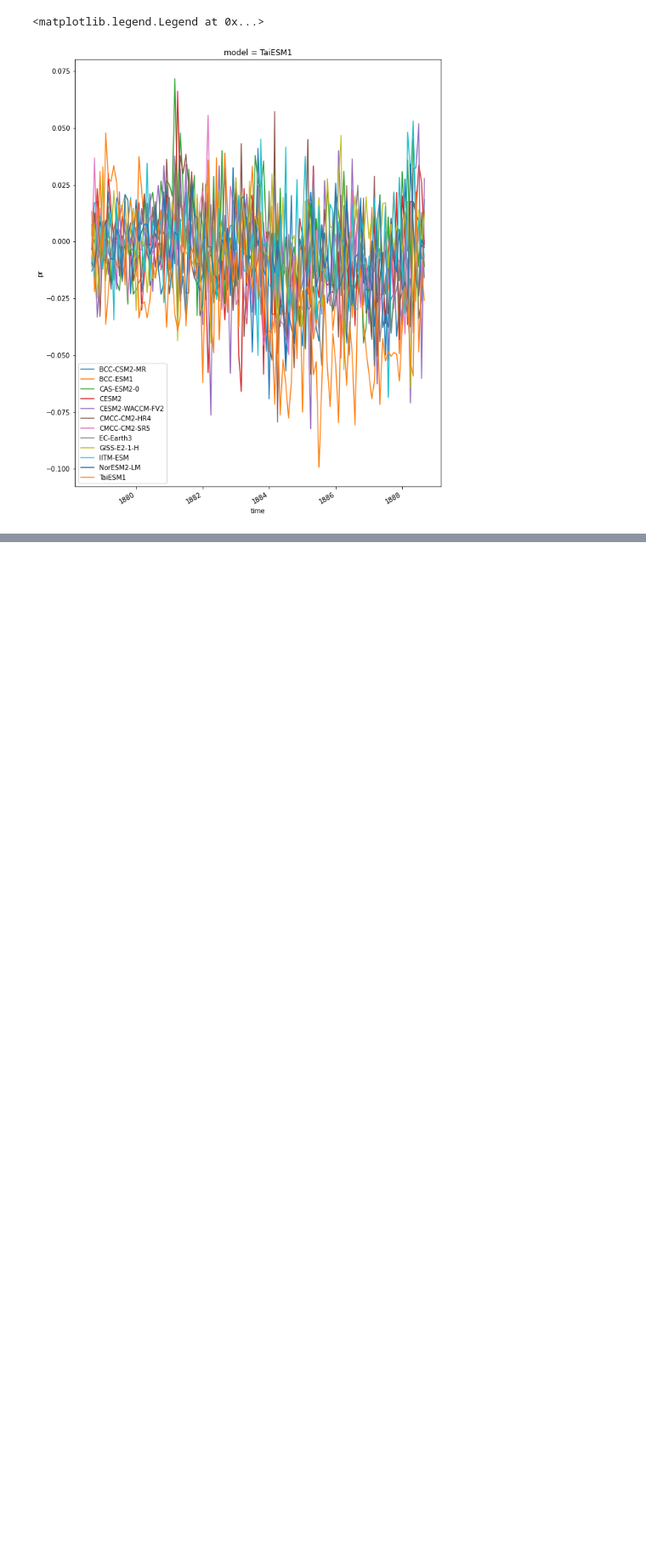
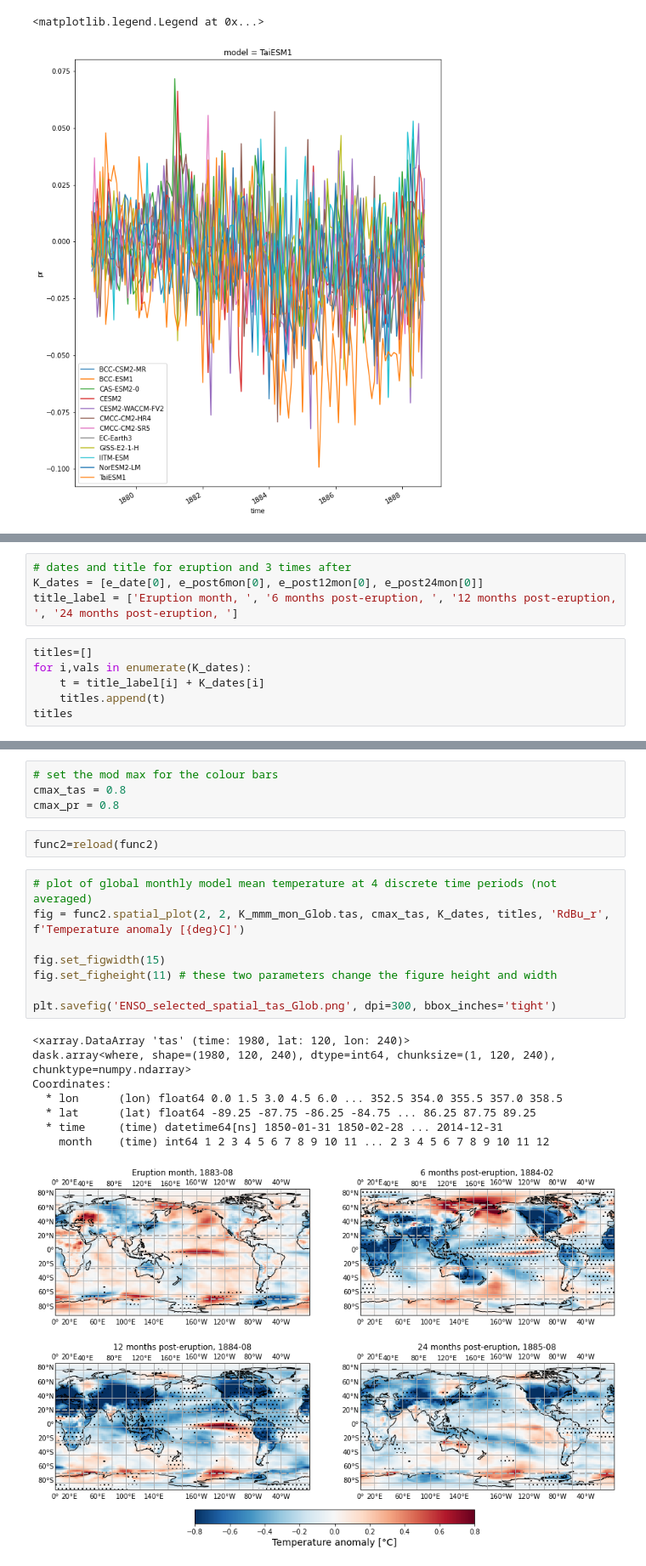
Before and after one commit to kbongi/masters_research, a Jupyter notebook: ENSO_selected_SEA_analysis_2020.12.11.ipynb, the cells around one changed output, grey strips where cells are left out. Shown at 85% size. Saved outputs shown, nothing was run; the diff lists cells and outputs as text; blank space fills up the shorter version.

```diff
--- a/ENSO_selected_SEA_analysis_2020.12.11.ipynb
+++ b/ENSO_selected_SEA_analysis_2020.12.11.ipynb
@@ -440,0 +458,10 @@ plt.legend()
+# %%
+# dates and title for eruption and 3 times after
+K_dates = [e_date[0], e_post6mon[0], e_post12mon[0], e_post24mon[0]]
+title_label = ['Eruption month, ', '6 months post-eruption, ', '12 months post-eruption, ', '24 months post-eruption, ']
+# %%
+titles=[]
+for i,vals in enumerate(K_dates):
+    t = title_label[i] + K_dates[i]
+    titles.append(t)
+titles
@@ -440,0 +473,23 @@ plt.legend()
+# %%
+# set the mod max for the colour bars
+cmax_tas = 0.8
+cmax_pr = 0.8
+# %%
+func2=reload(func2)
+# %%
+# plot of global monthly model mean temperature at 4 discrete time periods (not averaged)
+fig = func2.spatial_plot(2, 2, K_mmm_mon_Glob.tas, cmax_tas, K_dates, titles, 'RdBu_r', f'Temperature anomaly [{deg}C]')
+
+fig.set_figwidth(15)
+fig.set_figheight(11) # these two parameters change the figure height and width
+
+plt.savefig('ENSO_selected_spatial_tas_Glob.png', dpi=300, bbox_inches='tight')
+# %% [output]
+<xarray.DataArray 'tas' (time: 1980, lat: 120, lon: 240)>
+dask.array<where, shape=(1980, 120, 240), dtype=int64, chunksize=(1, 120, 240), chunktype=numpy.ndarray>
+Coordinates:
+  * lon      (lon) float64 0.0 1.5 3.0 4.5 6.0 ... 352.5 354.0 355.5 357.0 358.5
+  * lat      (lat) float64 -89.25 -87.75 -86.25 -84.75 ... 86.25 87.75 89.25
+  * time     (time) datetime64[ns] 1850-01-31 1850-02-28 ... 2014-12-31
+    month    (time) int64 1 2 3 4 5 6 7 8 9 10 11 ... 2 3 4 5 6 7 8 9 10 11 12
+[figure, added]
```
Also changed, not shown: parts of 9 cells of this notebook.
